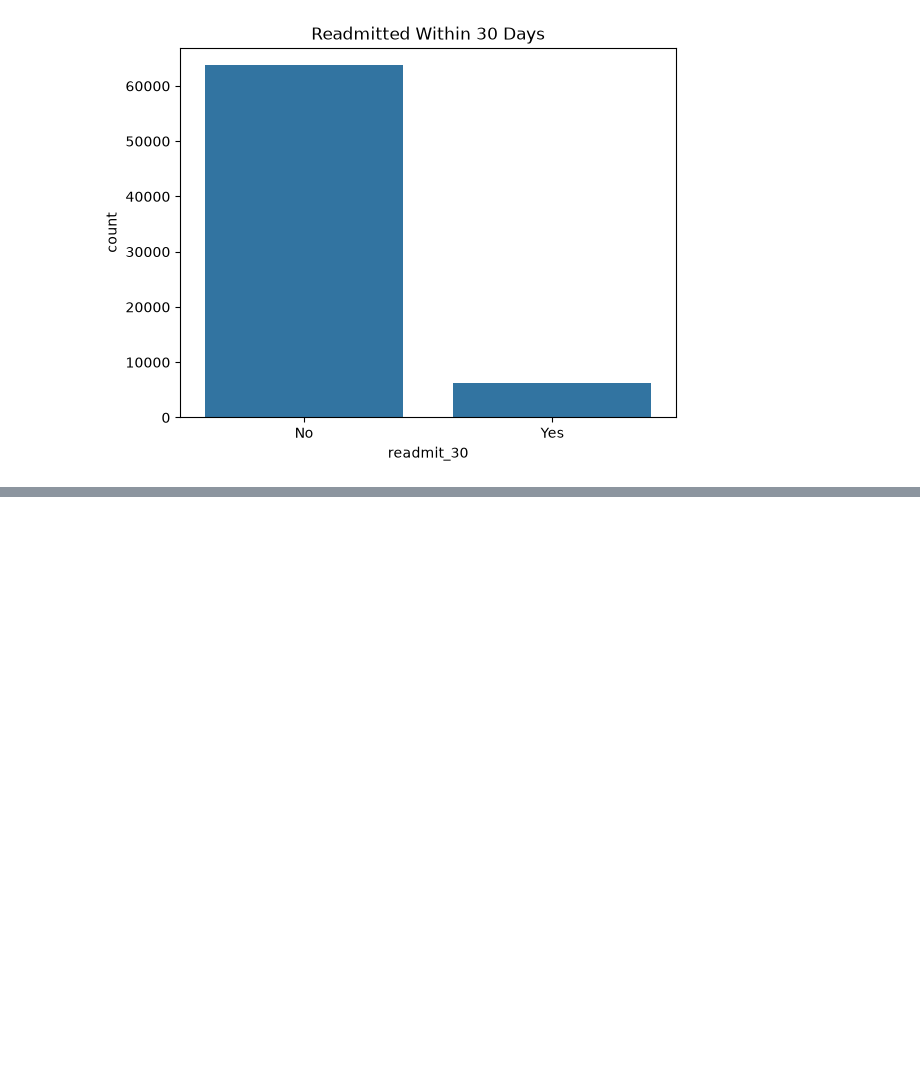
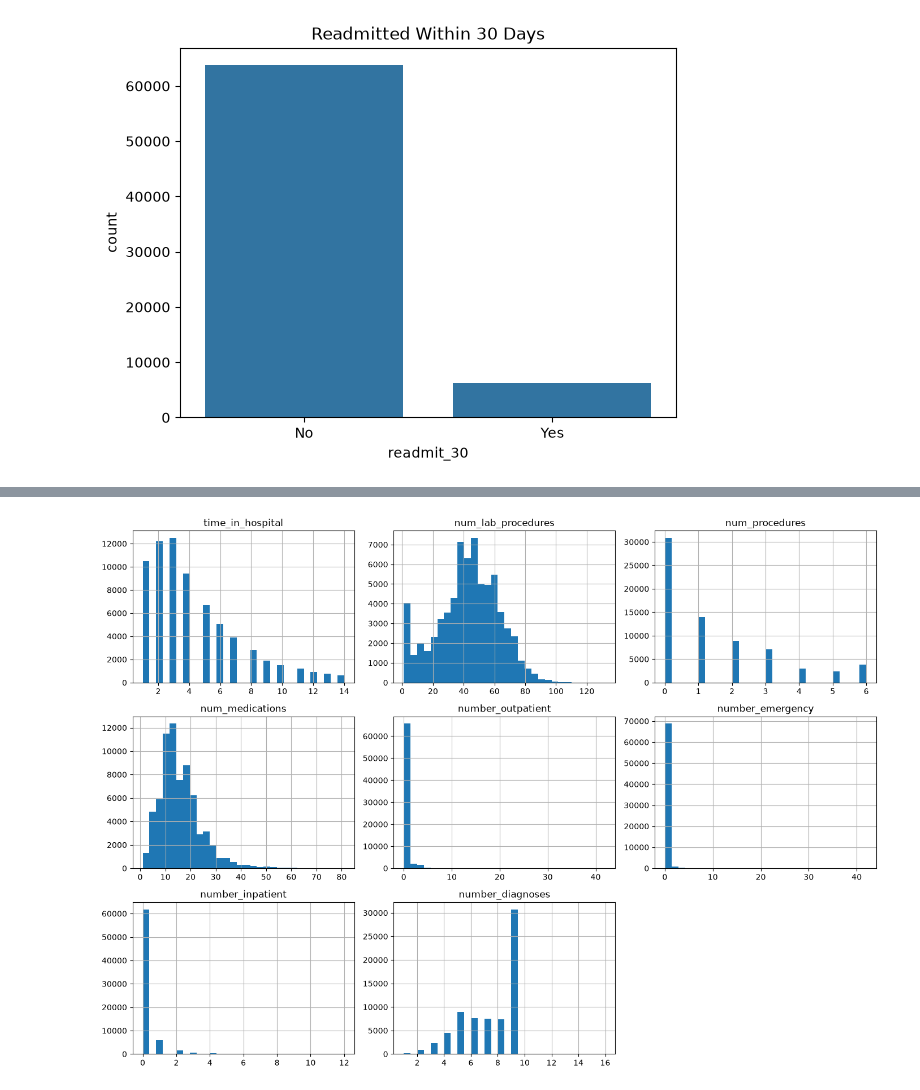
Before and after one commit to Jonah-Schwartz521/readmission-project, a Jupyter notebook: notebooks/readmission.ipynb, the cells around one changed output, grey strips where cells are left out. Drawn from its saved outputs; the diff is of its cells as text; code cells hidden in the pictures; blank space fills up the shorter version.

Commit message:
Add step 6: histograms and outlier capping

```diff
--- a/notebooks/readmission.ipynb
+++ b/notebooks/readmission.ipynb
@@ -159,0 +168,12 @@ plt.show()
+# %%
+# Numeric features: counts and length of stay
+num_cols = ["time_in_hospital", "num_lab_procedures", "num_procedures", "num_medications",
+                "number_outpatient", "number_emergency", "number_inpatient", "number_diagnoses"]
+
+# One histogram per column
+df[num_cols].hist(figsize=(14, 10), bins=30)
+plt.tight_layout()
+plt.savefig("../images/numeric_features.png", bbox_inches="tight")
+plt.show()
+# %% [output]
+[figure, added]
```
Also changed, not shown: parts of 5 cells of this notebook, 1 other file.
